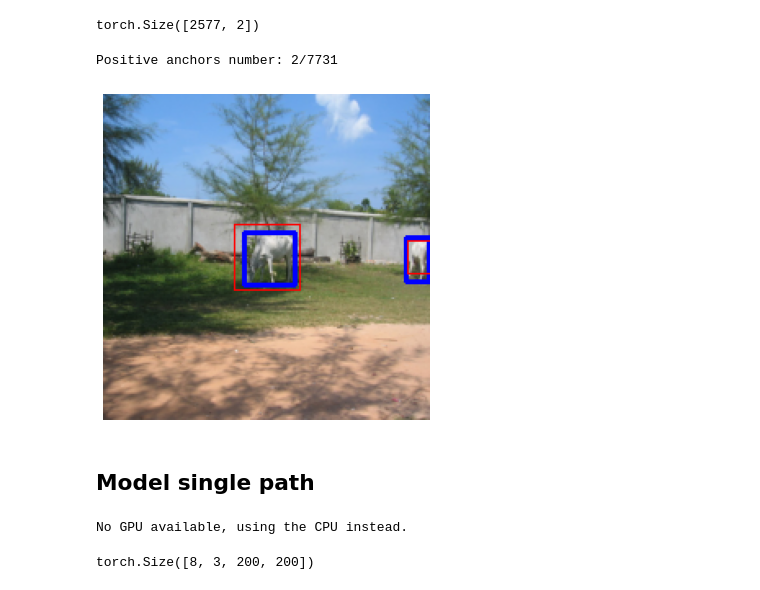
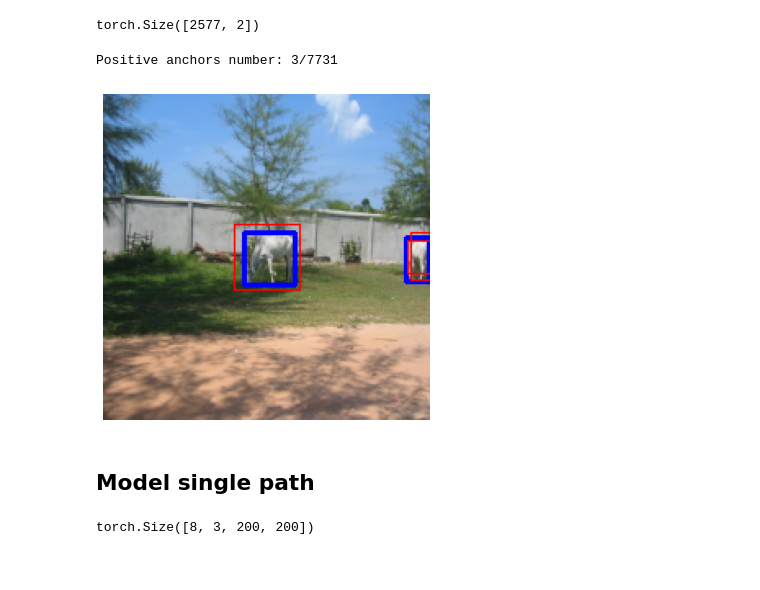
Before and after one commit to MIchaelKa/detection-tutorial, a Jupyter notebook: detection-tutorial.ipynb, the cells around one changed output. Drawn from its saved outputs; the diff is of its cells as text; code cells hidden in the pictures.

```diff
--- a/detection-tutorial.ipynb
+++ b/detection-tutorial.ipynb
@@ -233,31 +261,27 @@ def get_positive_anchors(anchors, gt_boxes, threshold=0.3):
 # %%
 index = 4
 image, target = dataset[index]
 gt_boxes = target['boxes']
 
 anchors = generate_anchors(generate_anchors_settings)
 
-top_n_anchors, top_n_iou, pos_gt_boxes = get_positive_anchors(anchors, gt_boxes, threshold=0.7)
+top_n_anchors, top_n_iou, pos_gt_boxes = get_positive_anchors(anchors, gt_boxes, threshold=0.6)
 # top_n_anchors, top_n_iou = get_top_n_anchors(anchors, gt_boxes, top_n=10)
 
 print(f'Positive anchors number: {top_n_anchors.shape[0]}/{anchors.shape[0]}')
 # print(top_n_iou)
 
 plt.figure(figsize=(6,6))
 # show_image_and_bb(image, target['boxes'])
 show_predictions(image, gt_boxes, top_n_anchors, verbose=False)
 # %% [output]
-Positive anchors number: 2/7731
+Positive anchors number: 3/7731
-[figure, old version]
+[figure, new version]
 # %%
 # index = 5
 # show_image_from_dataset(dataset, index, top_n_anchors=10, verbose=True)
 # %% [markdown]
 ## Model single path
-# %%
-device = get_device()
-# %% [output]
-No GPU available, using the CPU instead.
 # %%
 def collate_fn(batch):
     # batch: list[tuple]
```
Also changed, not shown: parts of 42 cells of this notebook, 5 other files.
